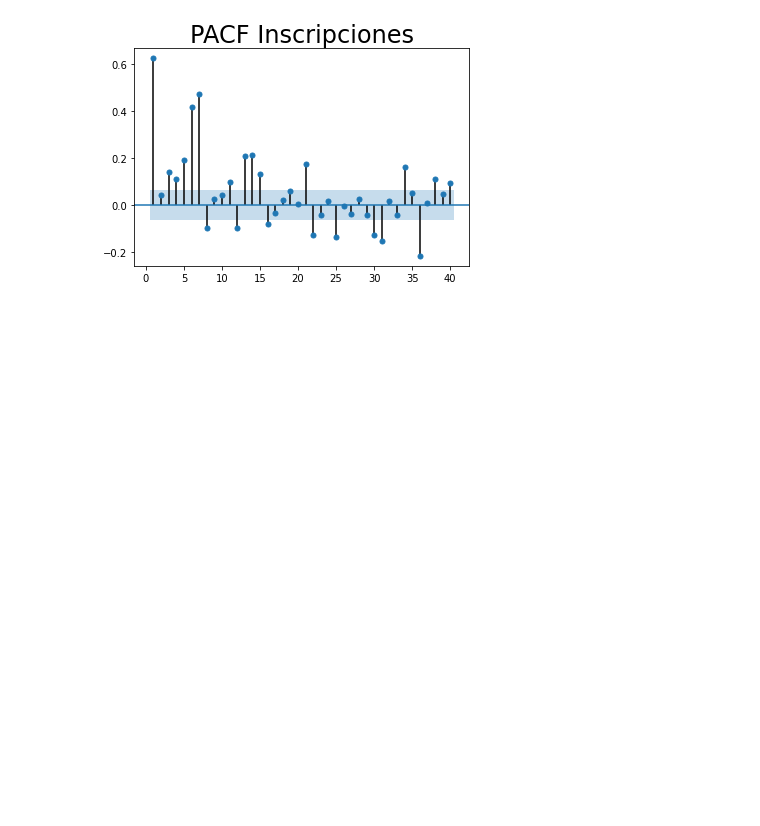
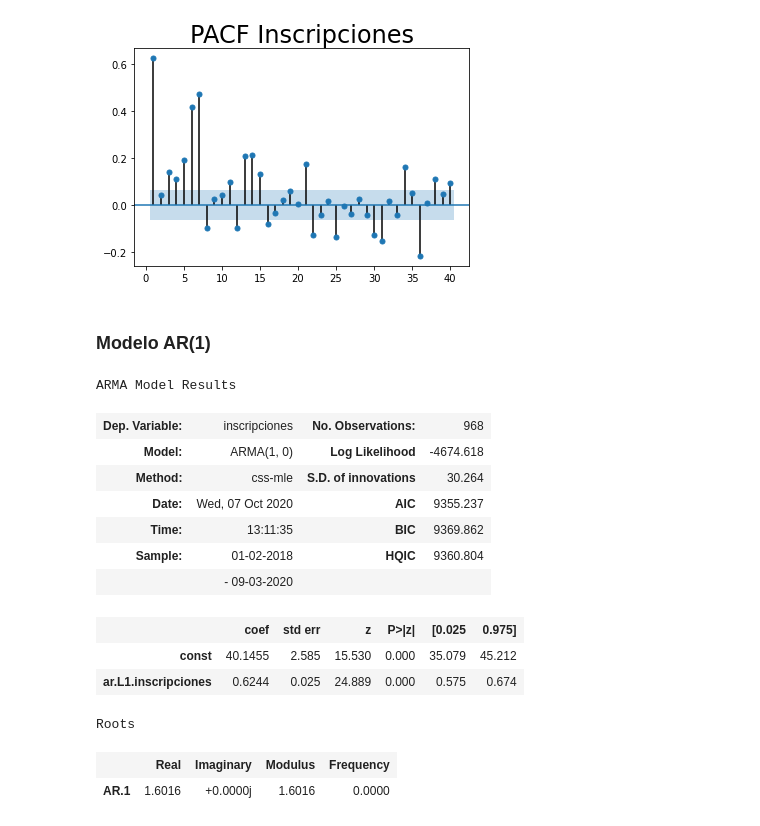
Before and after one commit to cccg8105/notebook_AD, a Jupyter notebook: Frecuencia inscripciones/ModeloAutoregresivo.ipynb, the cells around one changed output. Cells and saved outputs as stored; diff of their text form; code cells hidden in the pictures; blank space fills up the shorter version.

```diff
--- a/Frecuencia inscripciones/ModeloAutoregresivo.ipynb
+++ b/Frecuencia inscripciones/ModeloAutoregresivo.ipynb
@@ -57,3 +57,30 @@ plt.title("PACF Inscripciones", size = 24)
 plt.show()
 # %% [output]
 [figure]
+# %% [markdown]
+### Modelo AR(1)
+# %%
+from statsmodels.tsa.arima_model import ARMA
+from scipy.stats.distributions import chi2
+import seaborn as sns
+sns.set()
+
+# Modelo de orden 1 sin considerar residuos
+model_ar = ARMA(dfAR.inscripciones, order=(1,0))
+results_ar = model_ar.fit()
+results_ar.summary()
+# %% [output]
+ARMA Model Results
+| Dep. Variable: | inscripciones | No. Observations: | 968 |
+| Model: | ARMA(1, 0) | Log Likelihood | -4674.618 |
+| Method: | css-mle | S.D. of innovations | 30.264 |
+| Date: | Wed, 07 Oct 2020 | AIC | 9355.237 |
+| Time: | 13:11:35 | BIC | 9369.862 |
+| Sample: | 01-02-2018 | HQIC | 9360.804 |
+|  | - 09-03-2020 |  |  |
+|  | coef | std err | z | P>|z| | [0.025 | 0.975] |
+| const | 40.1455 | 2.585 | 15.530 | 0.000 | 35.079 | 45.212 |
+| ar.L1.inscripciones | 0.6244 | 0.025 | 24.889 | 0.000 | 0.575 | 0.674 |
+Roots
+|  | Real | Imaginary | Modulus | Frequency |
+| AR.1 | 1.6016 | +0.0000j | 1.6016 | 0.0000 |
```
Also changed, not shown: parts of 23 cells of this notebook.
